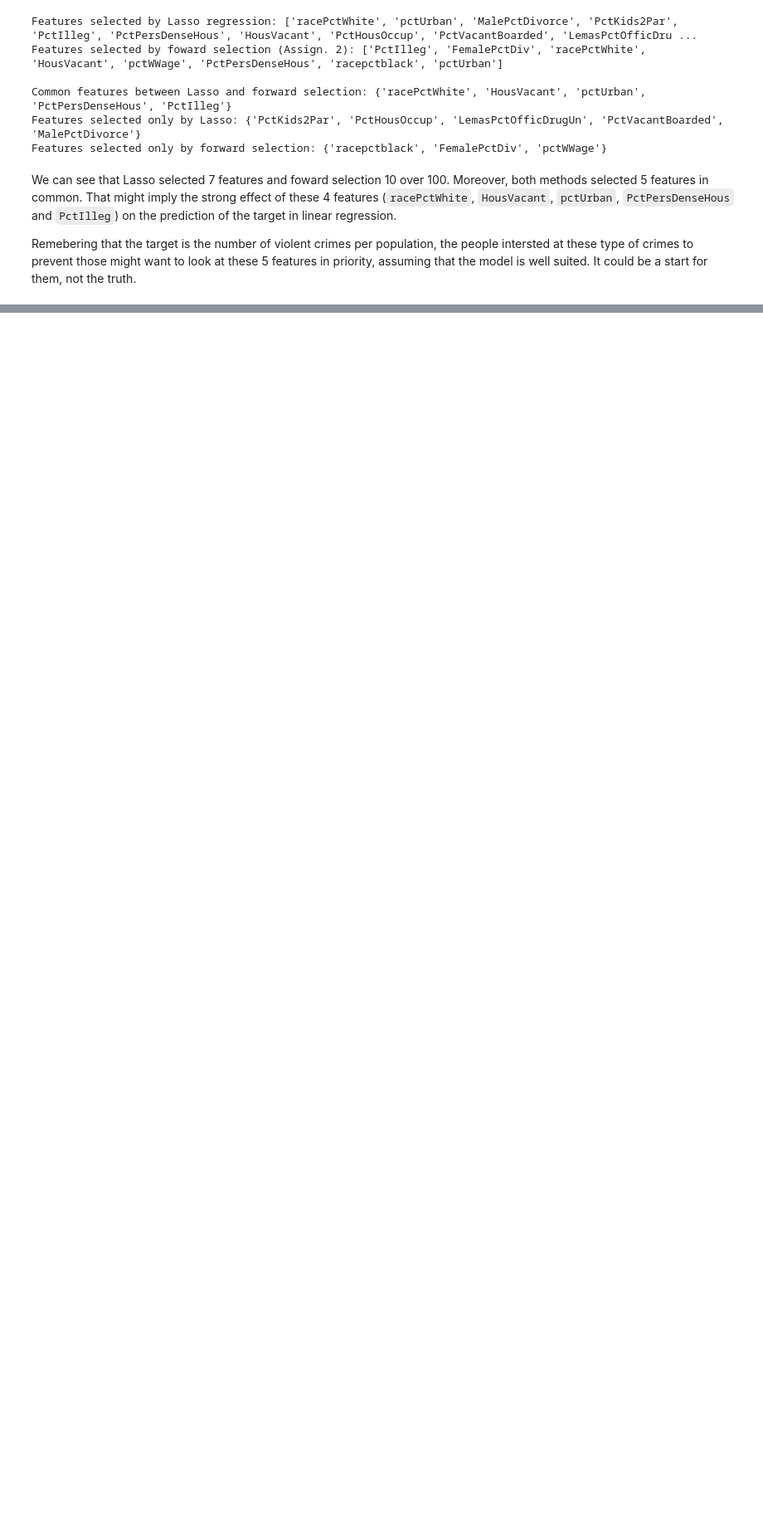
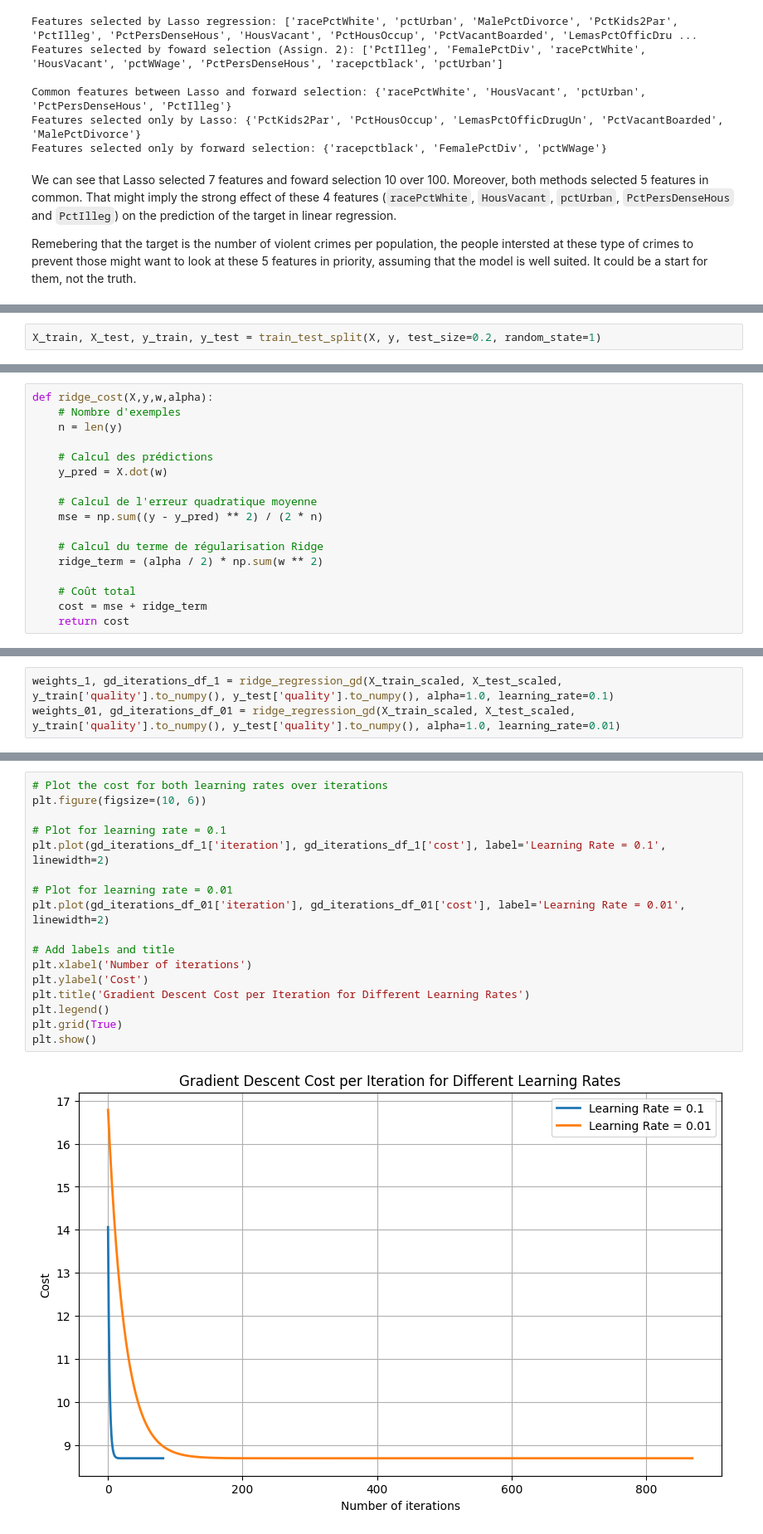
Before and after one commit to Dorianhgn/ML_FRI_Dorian, a Jupyter notebook: Week3/Hugonnet_Assignment3.ipynb, the cells around one changed output, grey strips where cells are left out. Shown at 83% size. Drawn from its saved outputs; the diff is of its cells as text; blank space fills up the shorter version.

```diff
--- a/Week3/Hugonnet_Assignment3.ipynb
+++ b/Week3/Hugonnet_Assignment3.ipynb
@@ -301,0 +425,2 @@ Remebering that the target is the number of violent crimes per population, the p
+# %%
+X_train, X_test, y_train, y_test = train_test_split(X, y, test_size=0.2, random_state=1)
@@ -301,0 +484,17 @@ Remebering that the target is the number of violent crimes per population, the p
+# %%
+def ridge_cost(X,y,w,alpha):
+    # Nombre d'exemples
+    n = len(y)
+
+    # Calcul des prédictions
+    y_pred = X.dot(w)
+
+    # Calcul de l'erreur quadratique moyenne
+    mse = np.sum((y - y_pred) ** 2) / (2 * n)
+
+    # Calcul du terme de régularisation Ridge
+    ridge_term = (alpha / 2) * np.sum(w ** 2)
+
+    # Coût total
+    cost = mse + ridge_term
+    return cost
@@ -301,0 +540,3 @@ Remebering that the target is the number of violent crimes per population, the p
+# %%
+weights_1, gd_iterations_df_1 = ridge_regression_gd(X_train_scaled, X_test_scaled, y_train['quality'].to_numpy(), y_test['quality'].to_numpy(), alpha=1.0, learning_rate=0.1)
+weights_01, gd_iterations_df_01 = ridge_regression_gd(X_train_scaled, X_test_scaled, y_train['quality'].to_numpy(), y_test['quality'].to_numpy(), alpha=1.0, learning_rate=0.01)
@@ -301,0 +546,19 @@ Remebering that the target is the number of violent crimes per population, the p
+# %%
+# Plot the cost for both learning rates over iterations
+plt.figure(figsize=(10, 6))
+
+# Plot for learning rate = 0.1
+plt.plot(gd_iterations_df_1['iteration'], gd_iterations_df_1['cost'], label='Learning Rate = 0.1', linewidth=2)
+
+# Plot for learning rate = 0.01
+plt.plot(gd_iterations_df_01['iteration'], gd_iterations_df_01['cost'], label='Learning Rate = 0.01', linewidth=2)
+
+# Add labels and title
+plt.xlabel('Number of iterations')
+plt.ylabel('Cost')
+plt.title('Gradient Descent Cost per Iteration for Different Learning Rates')
+plt.legend()
+plt.grid(True)
+plt.show()
+# %% [output]
+[figure, added]
```
Also changed, not shown: parts of 35 cells of this notebook.
